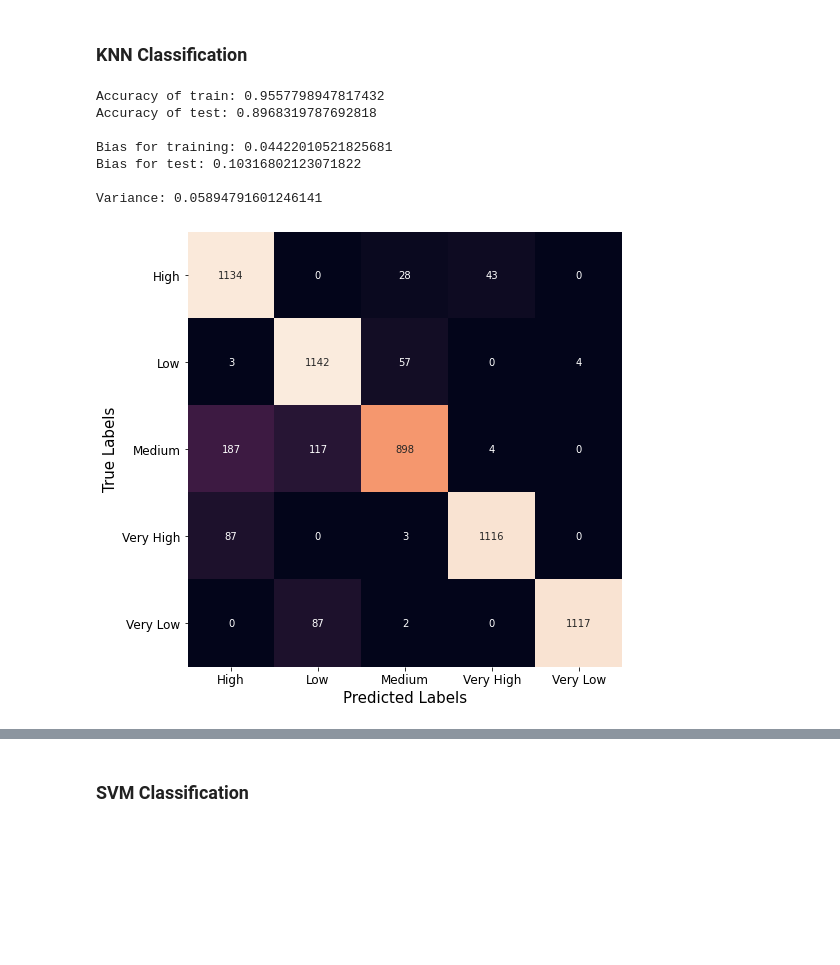
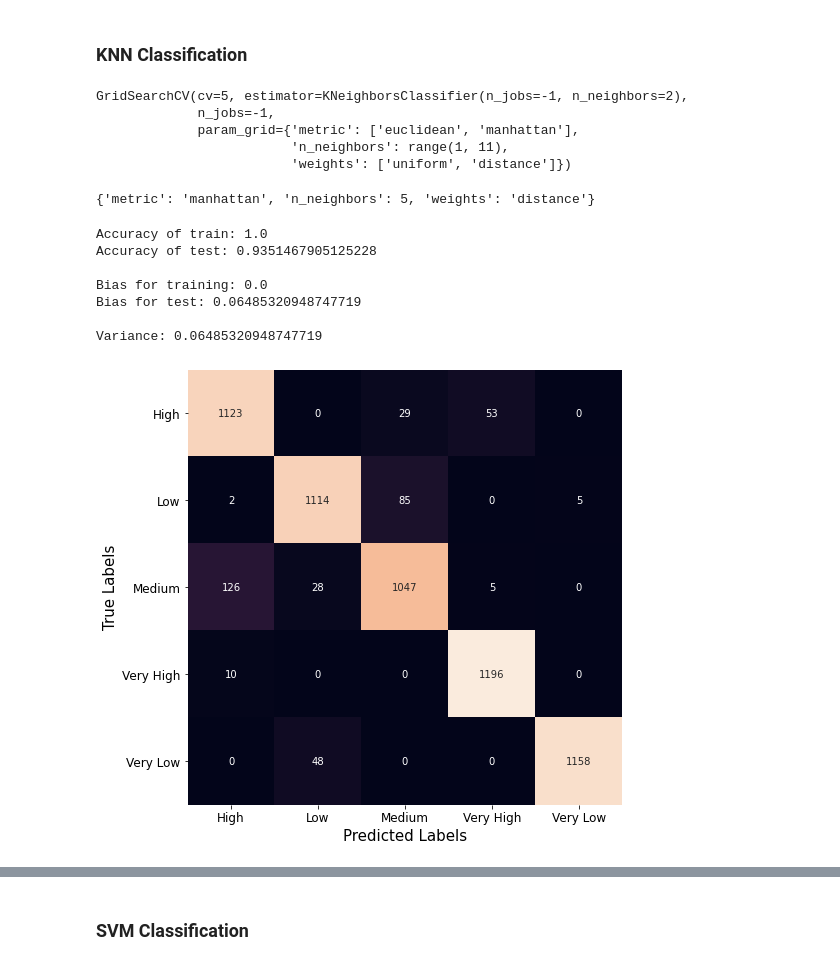
Before and after one commit to ResulKayim/GlobalAIHubMachineLearningCourse, a Jupyter notebook: Final Project/Final Project.ipynb, the cells around one changed output, grey strips where cells are left out. Saved outputs shown, nothing was run; the diff lists cells and outputs as text; code cells hidden in the pictures; blank space fills up the shorter version.

```diff
--- a/Final Project/Final Project.ipynb
+++ b/Final Project/Final Project.ipynb
@@ -365,0 +367,10 @@ def create_cm(y_test, pred):
+# %%
+dec_tree = DecisionTreeClassifier(max_depth=4, random_state=42)
+param_dict = {
+    'criterion':['gini', 'entropy'],
+    'max_depth':range(1,10),
+    'min_samples_split':range(1,10),
+    'min_samples_leaf':range(1,5)
+}
+tree_grid = GridSearchCV(dec_tree, param_grid=param_dict, cv=5, n_jobs=-1)
+tree_grid.fit(X_train, y_train)
@@ -366,9 +393,6 @@ def create_cm(y_test, pred):
 # %%
-# Decision Tree model creation
-dec_tree = DecisionTreeClassifier(max_depth=4, random_state=42)
-dec_tree.fit(X_train,y_train)
-train_score = dec_tree.score(X_train,y_train)
-test_score = dec_tree.score(X_test,y_test)
+train_score = tree_grid.score(X_train,y_train)
+test_score = tree_grid.score(X_test,y_test)
 
 print("Accuracy of train:",train_score)
 print("Accuracy of test:",test_score)
@@ -377,6 +401,6 @@ print("Bias for test:",1-test_score)
 print("\nVariance:",(1-test_score)-(1-train_score))
 print("\n\n")
 
-pred = dec_tree.predict(X_test)
+pred = tree_grid.predict(X_test)
 create_cm(y_test, pred)
 # %% [output]
@@ -414,29 +438,49 @@ F1 Score = 0.9878833651057004
 # %% [markdown]
 ### KNN Classification
+# %%
+#KNN Classification model creation
+knn = KNeighborsClassifier(n_neighbors=2, n_jobs=-1)
+
+knn_dict = {
+    'n_neighbors':range(1,11),
+    'weights':['uniform', 'distance'],
+    'metric':['euclidean', 'manhattan']
+}
+
+knn_grid = GridSearchCV(knn, param_grid=knn_dict, cv=5, n_jobs=-1)
+knn_grid.fit(X_train_scaled,y_train)
+# %% [output]
+GridSearchCV(cv=5, estimator=KNeighborsClassifier(n_jobs=-1, n_neighbors=2),
+             n_jobs=-1,
+             param_grid={'metric': ['euclidean', 'manhattan'],
+                         'n_neighbors': range(1, 11),
+                         'weights': ['uniform', 'distance']})
+# %%
+# Best Params
+knn_grid.best_params_
+# %% [output]
+{'metric': 'manhattan', 'n_neighbors': 5, 'weights': 'distance'}
 # %%
-#KNN Classification model creation
-knn = KNeighborsClassifier(n_neighbors=2, n_jobs=-1)
-knn.fit(X_train_scaled, y_train)
-train_score = knn.score(X_train_scaled,y_train)
-test_score = knn.score(X_test_scaled,y_test)
+train_score = knn_grid.score(X_train_scaled,y_train)
+test_score = knn_grid.score(X_test_scaled,y_test)
 print("Accuracy of train:",train_score)
 print("Accuracy of test:",test_score)
 print("\nBias for training:",1-train_score)
 print("Bias for test:",1-test_score)
 print("\nVariance:",(1-test_score)-(1-train_score))
 print("\n\n")
 
-pred = knn.predict(X_test_scaled)
+pred = knn_grid.predict(X_test_scaled)
 create_cm(y_test, pred)
 # %% [output]
-Accuracy of train: 0.9557798947817432
-Accuracy of test: 0.8968319787692818
+Accuracy of train: 1.0
+Accuracy of test: 0.9351467905125228
 
-Bias for training: 0.04422010521825681
-Bias for test: 0.10316802123071822
+Bias for training: 0.0
+Bias for test: 0.06485320948747719
 
-Variance: 0.05894791601246141
+Variance: 0.06485320948747719
-[figure, old version]
+[figure, new version]
 # %%
 print(classification_report(y_test,pred))
 print("Precision = {}".format(precision_score(y_test, pred, average='macro')))
```
Also changed, not shown: parts of 13 cells of this notebook.
